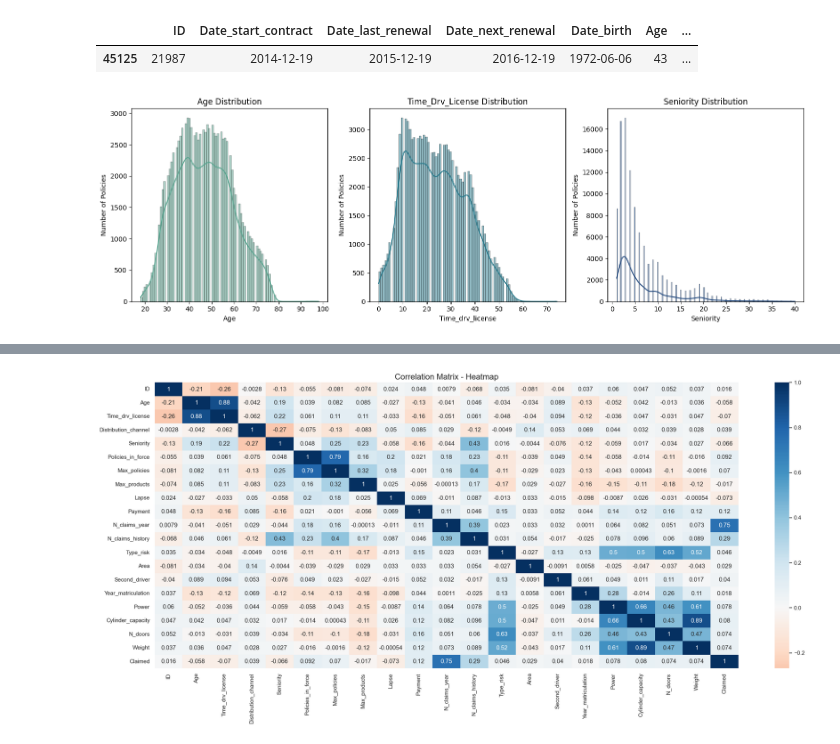
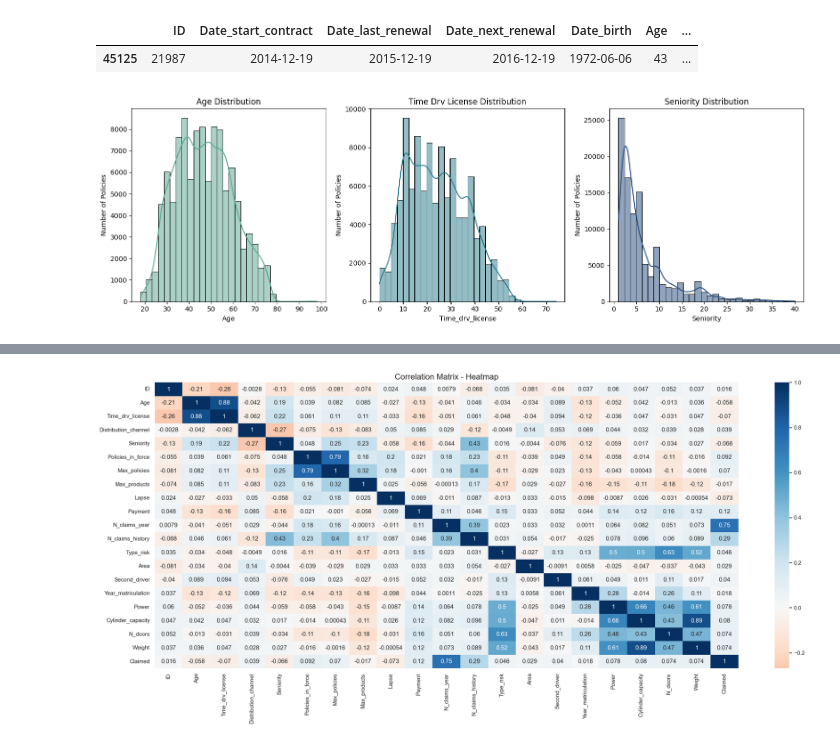
Before and after one commit to Clopes15/Portfolio_Versicherung, a Jupyter notebook: notebooks/pkw_versicherung_01.ipynb, the cells around one changed output, grey strips where cells are left out. Cells and saved outputs as stored; diff of their text form; code cells hidden in the pictures.

```diff
--- a/notebooks/pkw_versicherung_01.ipynb
+++ b/notebooks/pkw_versicherung_01.ipynb
@@ -194,13 +208,15 @@ df[df['N_claims_year'] == 25]
 # %%
 fig, ax = plt.subplots(ncols = 3, figsize=(15, 5))
 
 cols = ['Age', 'Time_drv_license', 'Seniority']
 
 for (i, col) in enumerate(cols):
-    sns.histplot(df_int[col], kde = True, ax=ax[i], color=sns.color_palette("crest")[2*i+1])
-    ax[i].set(title = '{} Distribution'.format(col).title(), xlabel = col, ylabel = 'Number of Policies')
+    sns.histplot(df_int[col], bins=30, kde = True, ax=ax[i], color=sns.color_palette("crest")[2*i+1])
+    ax[i].set(title = '{} Distribution'.format(col.replace('_', ' ')).title(), xlabel = col, ylabel = 'Number of Policies')
 
 plt.tight_layout()
-fig.savefig('graph_overview_continous.png')
+
+
+#data.groupby(key)[col].plot(kind='kde', ax=ax[i])
 # %% [output]
-[figure, old version]
+[figure, new version]
```
Also changed, not shown: parts of 16 cells of this notebook, 4 other files.
